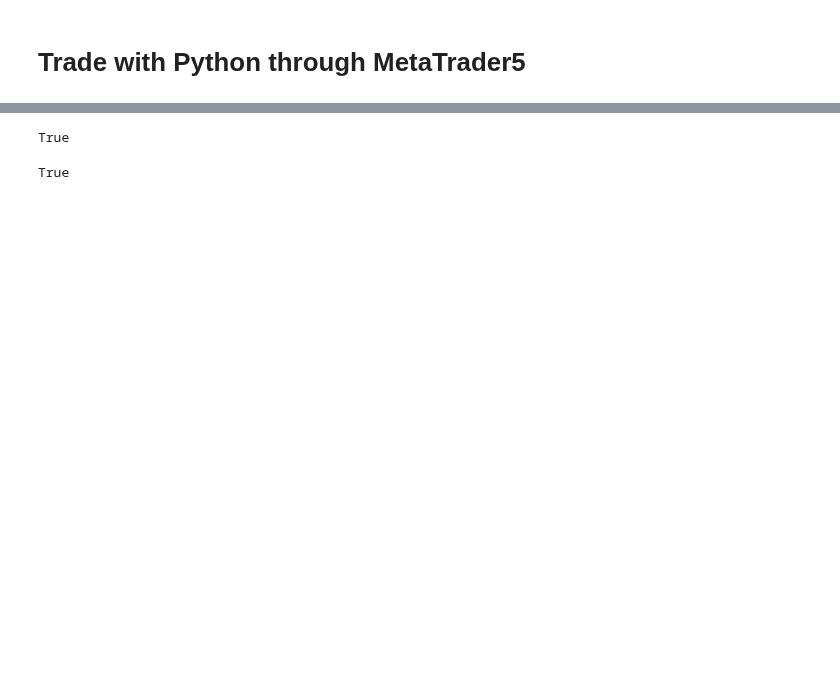
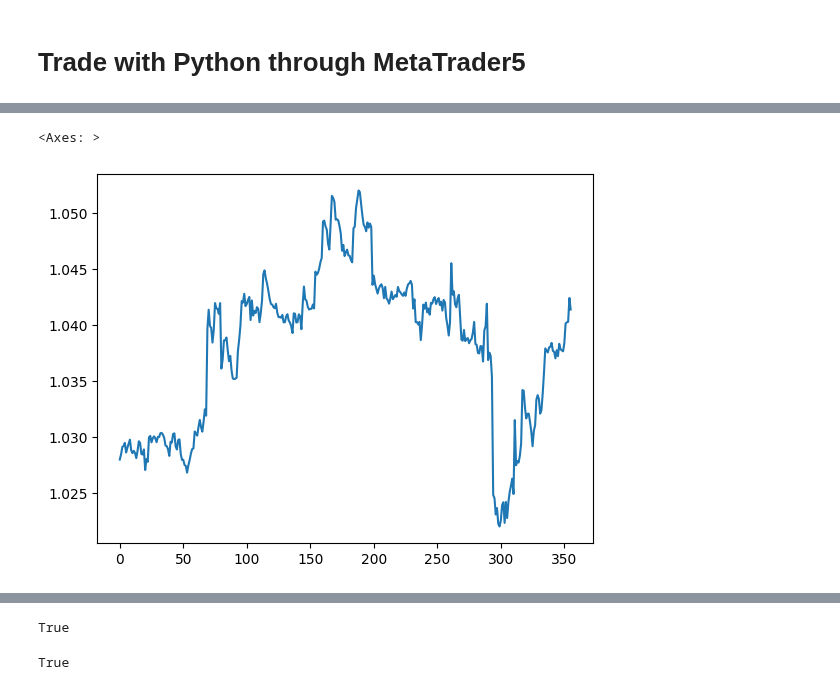
Before and after one commit to Iftekhar-mobin/Make_Money_with_Tensorflow_2.0, a Jupyter notebook: forexPredictor/Python MT5 predict with real time data.ipynb, the cells around one changed output, grey strips where cells are left out. Cells and saved outputs as stored; diff of their text form; code cells hidden in the pictures; blank space fills up the shorter version.

```diff
--- a/forexPredictor/Python MT5 predict with real time data.ipynb
+++ b/forexPredictor/Python MT5 predict with real time data.ipynb
@@ -53 +53,6 @@ features_df_nonan
 157 rows × 75 columns
+# %%
+ohlc_data['Close'].plot()
+# %% [output]
+<Axes: >
+[figure, added]
```
Also changed, not shown: parts of 15 cells of this notebook, 6 other files.
